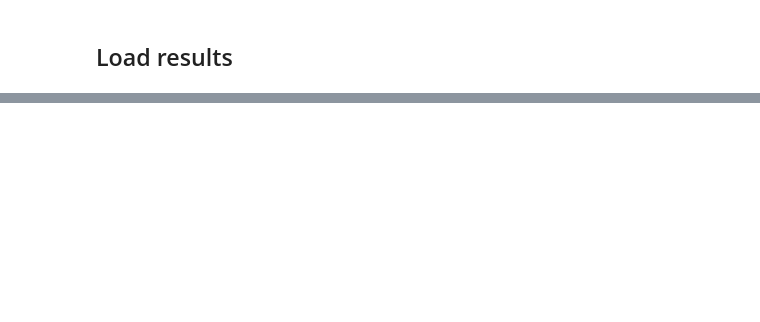
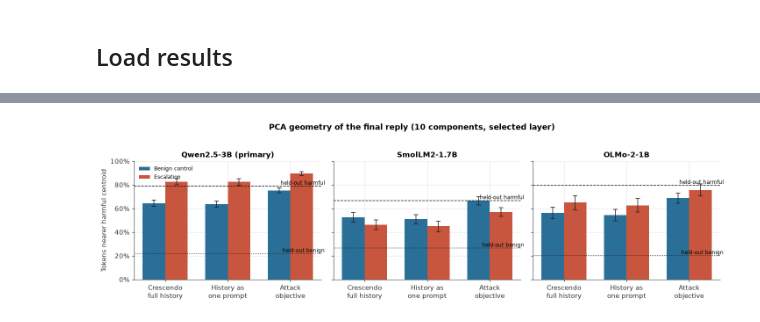
Before and after one commit to Shravani018/escalation-probes, a Jupyter notebook: notebooks/experiment_results.ipynb, the cells around one changed output, grey strips where cells are left out. Cells and saved outputs as stored; diff of their text form; code cells hidden in the pictures; blank space fills up the shorter version.

```diff
--- a/notebooks/experiment_results.ipynb
+++ b/notebooks/experiment_results.ipynb
@@ -719,0 +328,87 @@ summary.T
+# %%
+COND_ORDER = [("crescendo", "Crescendo\nfull history"), ("single_prompt", "History as\none prompt"), ("attack_objective", "Attack\nobjective")]
+
+def condition_table(df, value):
+    rows = []
+    for cond, _ in COND_ORDER:
+        for lab in ("benign_control", "escalation"):
+            v = df[(df.condition == cond) & (df.label == lab)].groupby("record_id")[value].mean().values
+            rows.append((cond, lab, *boot_ci(v), len(v)))
+    return pd.DataFrame(rows, columns=["condition", "label", "mean", "lo", "hi", "n"])
+
+def condition_panel(ax, table, ylabel=None, refs=None):
+    width = 0.36
+    for j, lab in enumerate(("benign_control", "escalation")):
+        sub = table[table.label == lab].set_index("condition").loc[[c for c, _ in COND_ORDER]]
+        x = np.arange(len(COND_ORDER)) + (j - 0.5) * width
+        ax.bar(x, sub["mean"], width, color=LABEL_COLORS[lab], label=LABEL_NAMES[lab])
+        ax.errorbar(x, sub["mean"], yerr=[sub["mean"] - sub["lo"], sub["hi"] - sub["mean"]], fmt="none", ecolor="#222", capsize=3, lw=1)
+    if refs:
+        for name, (val, style) in refs.items():
+            ax.axhline(val, color="#222", ls=style, lw=1)
+            ax.text(len(COND_ORDER) - 0.45, val, name, va="bottom", ha="right", fontsize=8)
+    ax.set_xticks(range(len(COND_ORDER)), [n for _, n in COND_ORDER])
+    ax.set_ylim(0, 1)
+    ax.yaxis.set_major_formatter(PercentFormatter(1.0, decimals=0))
+    if ylabel:
+        ax.set_ylabel(ylabel)
+
+def pca_view(m):
+    """Centroid table at the selected layer with the chosen component count and a turn count column."""
+    c = pca_cent[m]
+    c = c[(c.layer_role == "selected") & (c.n_components == PCA_COMPONENTS)].copy()
+    c["n_turns"] = c.groupby("record_id")["turn"].transform("max")
+    return c
+
+if not pca_cent:
+    print("No pca_centroids tables found, skipping.")
+else:
+    fig, axes = panels(len(AVAILABLE), sharey=True)
+    for ax, m in zip(axes, AVAILABLE):
+        ax.set_title(mtitle(m))
+        if m not in pca_cent:
+            continue
+        c = pca_view(m)
+        last = c[c.turn == c.n_turns]
+        multi_c = pd.concat([
+            last[(last.condition == "crescendo") & (last.k == last.n_turns)],
+            last[(last.condition == "single_prompt") & (last.k == last.n_turns)],
+            last[last.condition == "attack_objective"],
+        ])
+        ref = c[c.condition == "single_turn_test"].groupby("label").share_nearer_harmful.mean()
+        refs = {"held-out harmful": (ref.get("harmful", np.nan), "--"), "held-out benign": (ref.get("benign", np.nan), ":")}
+        condition_panel(ax, condition_table(multi_c, "share_nearer_harmful"), "Tokens nearer harmful centroid" if ax is axes[0] else None, refs)
+    axes[0].legend(loc="upper left", fontsize=8)
+    fig.suptitle(f"PCA geometry of the final reply ({PCA_COMPONENTS} components, selected layer)", fontweight="bold", y=1.03)
+    fig.tight_layout()
+    save(fig, "04a_pca_geometry")
+    plt.show()
+
+    fig, axes = panels(len(AVAILABLE), sharey=True)
+    for ax, m in zip(axes, AVAILABLE):
+        ax.set_title(mtitle(m))
+        if m not in pca_cent:
+            continue
+        c = pca_view(m)
+        c = c[(c.condition == "crescendo") & (c.k == c.turn)]
+        for lab in ("escalation", "benign_control"):
+            sub = c[c.label == lab]
+            turns = sorted(sub.turn.unique())
+            stats = np.array([boot_ci(sub[sub.turn == t].share_nearer_harmful.values) for t in turns])
+            ax.plot(turns, stats[:, 0], marker="o", color=LABEL_COLORS[lab], label=LABEL_NAMES[lab])
+            ax.fill_between(turns, stats[:, 1], stats[:, 2], color=LABEL_COLORS[lab], alpha=0.18, lw=0)
+        ax.axhline(0.5, color=GREY, ls=":", lw=1)
+        ax.set_xticks(turns)
+        ax.set_xlabel("Conversation turn")
+        ax.set_ylim(0, 1)
+        ax.yaxis.set_major_formatter(PercentFormatter(1.0, decimals=0))
+    for ax in axes:
+        shade_shared(ax)
+    axes[0].set_ylabel("Tokens nearer harmful centroid")
+    axes[0].legend(fontsize=8, loc="lower left")
+    fig.suptitle("PCA reading by turn (full history in context)", fontweight="bold", y=1.03)
+    fig.tight_layout()
+    save(fig, "04b_pca_by_turn")
+    plt.show()
+# %% [output]
+[figure, added]
```
Also changed, not shown: parts of 65 cells of this notebook, 59 other files.
